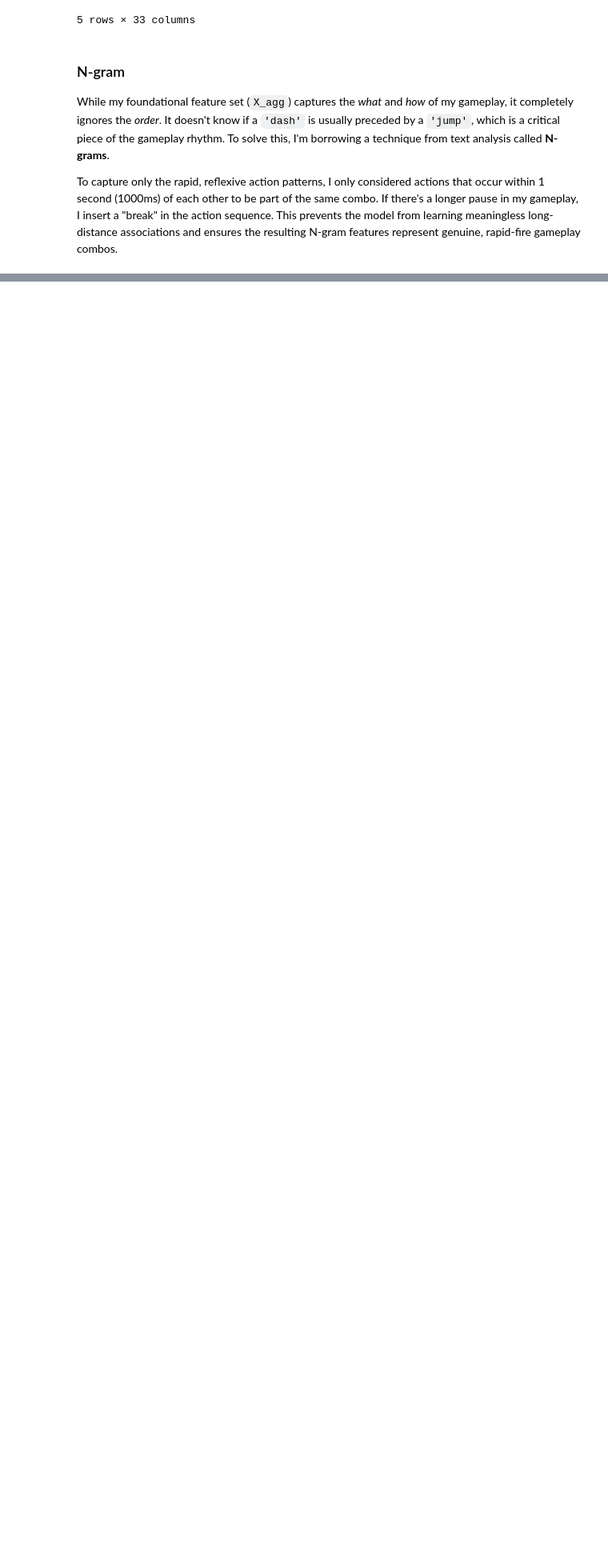
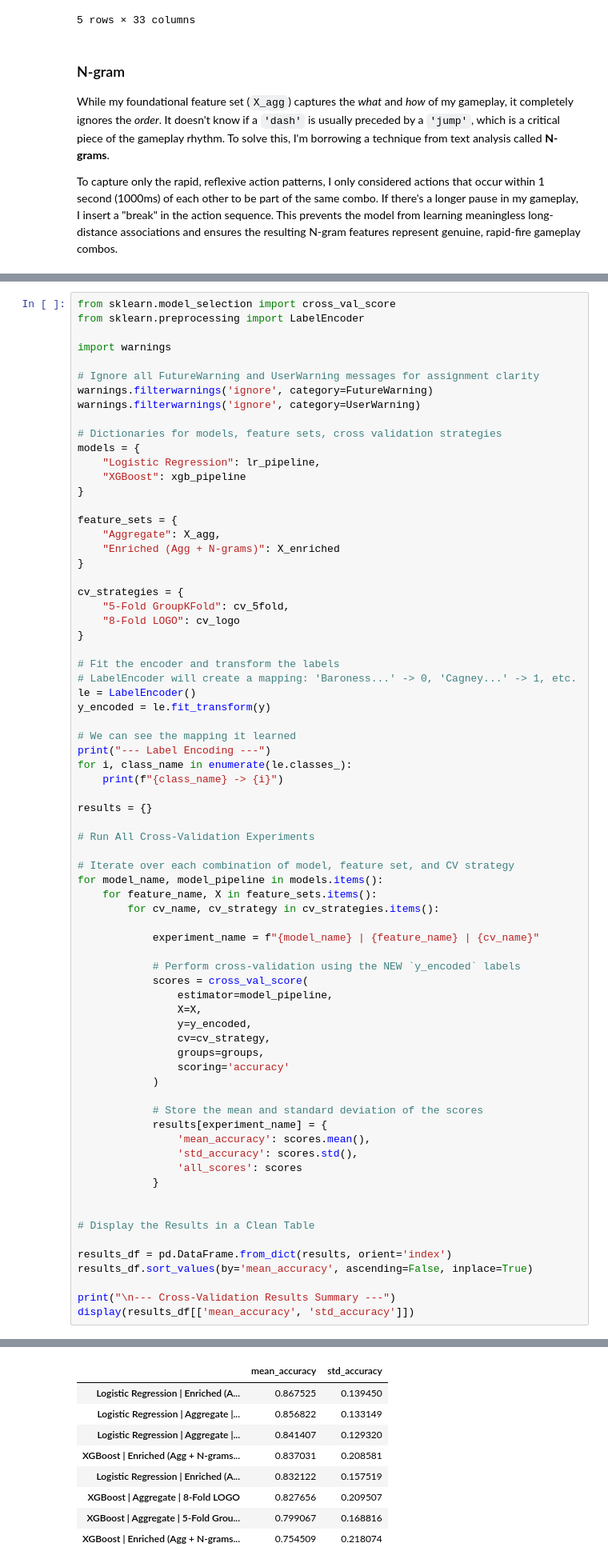
Before and after one commit to ddanakim0304/CS156-Assignment-1, a Jupyter notebook: Assignment/assignment1.ipynb, the cells around one changed output, grey strips where cells are left out. Shown at 80% size. Drawn from its saved outputs; the diff is of its cells as text; blank space fills up the shorter version.

```diff
--- a/Assignment/assignment1.ipynb
+++ b/Assignment/assignment1.ipynb
@@ -576,0 +767,73 @@ Successfully created the enriched feature set with shape: (240, 83)
+# %%
+from sklearn.model_selection import cross_val_score
+from sklearn.preprocessing import LabelEncoder
+
+import warnings
+
+# Ignore all FutureWarning and UserWarning messages for assignment clarity
+warnings.filterwarnings('ignore', category=FutureWarning)
+warnings.filterwarnings('ignore', category=UserWarning)
+
+# Dictionaries for models, feature sets, cross validation strategies
+models = {
+    "Logistic Regression": lr_pipeline,
+    "XGBoost": xgb_pipeline
+}
+
+feature_sets = {
+    "Aggregate": X_agg,
+    "Enriched (Agg + N-grams)": X_enriched
+}
+
+cv_strategies = {
+    "5-Fold GroupKFold": cv_5fold,
+    "8-Fold LOGO": cv_logo
+}
+
+# Fit the encoder and transform the labels
+# LabelEncoder will create a mapping: 'Baroness...' -> 0, 'Cagney...' -> 1, etc.
+le = LabelEncoder()
+y_encoded = le.fit_transform(y)
+
+# We can see the mapping it learned
+print("--- Label Encoding ---")
+for i, class_name in enumerate(le.classes_):
+    print(f"{class_name} -> {i}")
+
+results = {}
+
+# Run All Cross-Validation Experiments
+
+# Iterate over each combination of model, feature set, and CV strategy
+for model_name, model_pipeline in models.items():
+    for feature_name, X in feature_sets.items():
+        for cv_name, cv_strategy in cv_strategies.items():
+
+            experiment_name = f"{model_name} | {feature_name} | {cv_name}"
+
+            # Perform cross-validation using the NEW `y_encoded` labels
+            scores = cross_val_score(
+                estimator=model_pipeline,
+                X=X,
+                y=y_encoded,
+                cv=cv_strategy,
+                groups=groups,
+                scoring='accuracy'
+            )
+
+            # Store the mean and standard deviation of the scores
+            results[experiment_name] = {
+                'mean_accuracy': scores.mean(),
+                'std_accuracy': scores.std(),
+                'all_scores': scores
+            }
+
+
+# Display the Results in a Clean Table
+
+results_df = pd.DataFrame.from_dict(results, orient='index')
+results_df.sort_values(by='mean_accuracy', ascending=False, inplace=True)
+
+print("\n--- Cross-Validation Results Summary ---")
+display(results_df[['mean_accuracy', 'std_accuracy']])
+# %% [output]
@@ -576,0 +847,9 @@ Successfully created the enriched feature set with shape: (240, 83)
+|  | mean_accuracy | std_accuracy |
+| Logistic Regression | Enriched (A... | 0.867525 | 0.139450 |
+| Logistic Regression | Aggregate |... | 0.856822 | 0.133149 |
+| Logistic Regression | Aggregate |... | 0.841407 | 0.129320 |
+| XGBoost | Enriched (Agg + N-grams... | 0.837031 | 0.208581 |
+| Logistic Regression | Enriched (A... | 0.832122 | 0.157519 |
+| XGBoost | Aggregate | 8-Fold LOGO | 0.827656 | 0.209507 |
+| XGBoost | Aggregate | 5-Fold Grou... | 0.799067 | 0.168816 |
+| XGBoost | Enriched (Agg + N-grams... | 0.754509 | 0.218074 |
```
Also changed, not shown: parts of 19 cells of this notebook, 2 other files.
